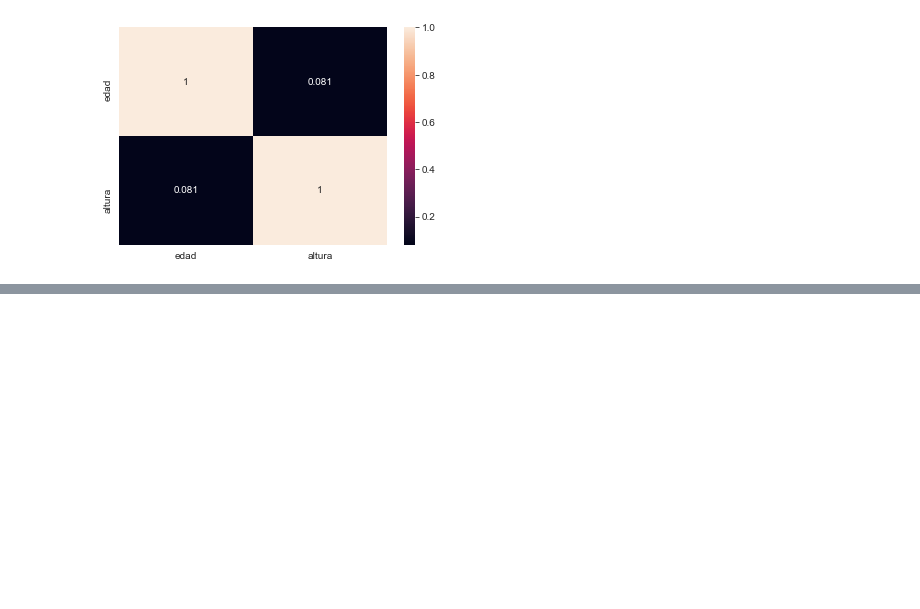
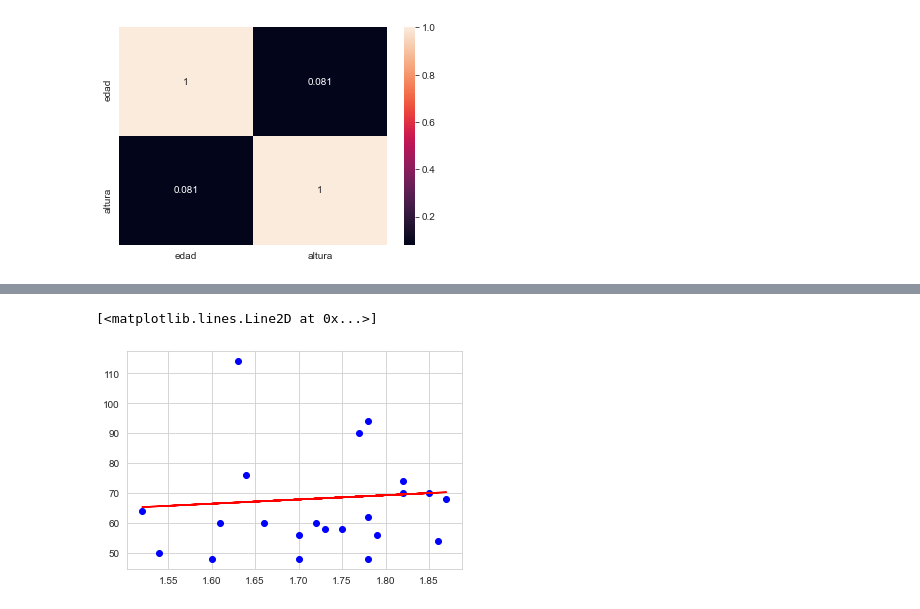
Before and after one commit to SoniaCobPac/the_bridge_bootcamp, a Jupyter notebook: week8_EDA_project_ML_lr/day5_ml_linear_regression/exercises/height_weight.ipynb, the cells around one changed output, grey strips where cells are left out. Cells and saved outputs as stored; diff of their text form; code cells hidden in the pictures; blank space fills up the shorter version.

```diff
--- a/week8_EDA_project_ML_lr/day5_ml_linear_regression/exercises/height_weight.ipynb
+++ b/week8_EDA_project_ML_lr/day5_ml_linear_regression/exercises/height_weight.ipynb
@@ -103,0 +118,9 @@ plt.plot(doble_altura, new_model2.predict(doble_altura), color='red')
+# %%
+new_model2 = LinearRegression(n_jobs=-1)
+new_model2.fit(X_train, y_train)
+
+plt.scatter(X, doble_edad, color='b')
+plt.plot(X, new_model2.predict(X), color='red')
+# %% [output]
+[<matplotlib.lines.Line2D at 0x...>]
+[figure, added]
```
Also changed, not shown: parts of 17 cells of this notebook, 18 other files.
